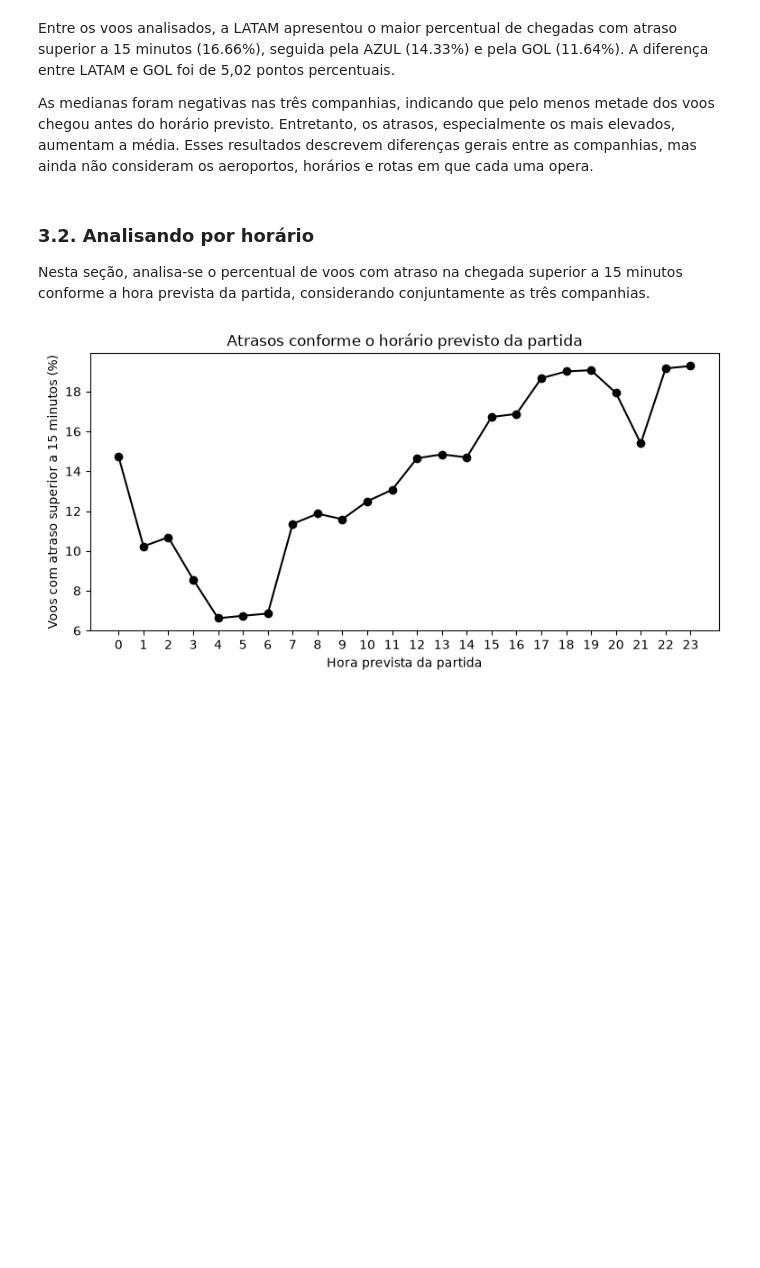
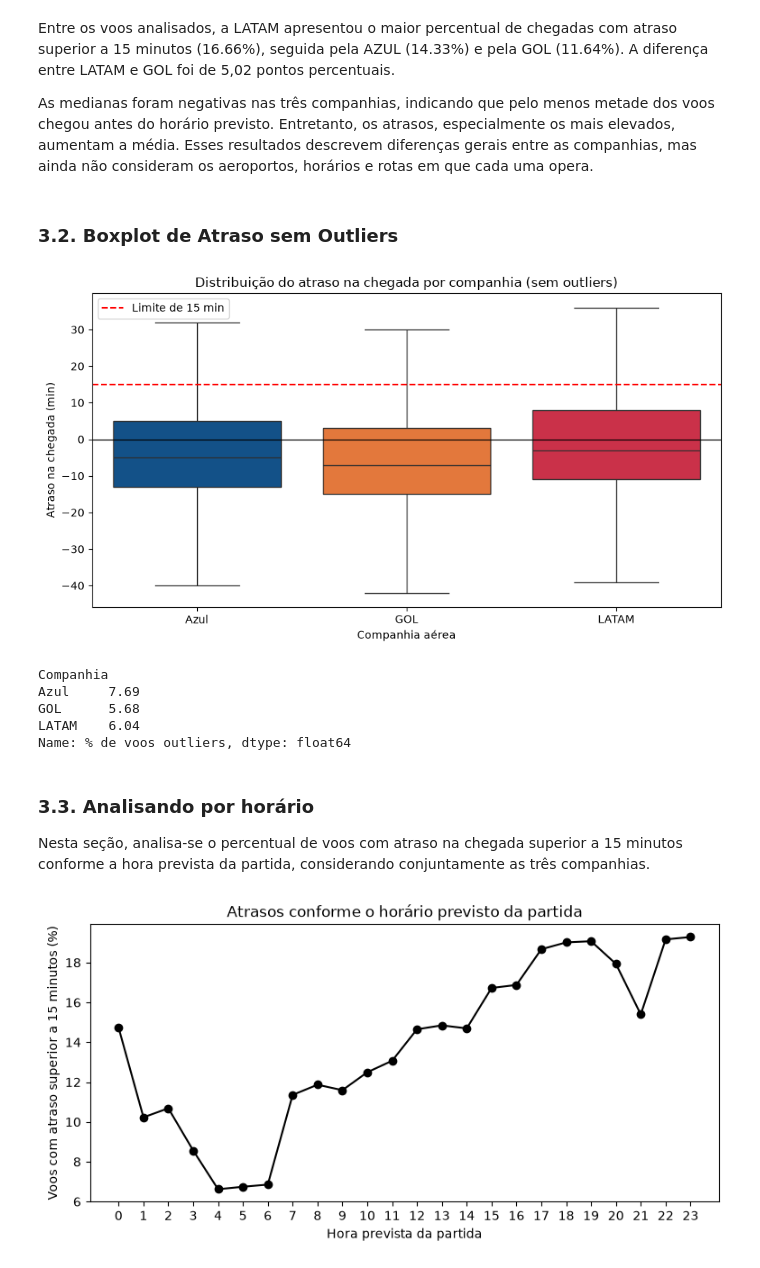
Before and after one commit to Matex0406/Projeto_2_CB, a Jupyter notebook: Projeto_2_CB.ipynb, the cells around one changed output. Drawn from its saved outputs; the diff is of its cells as text; code cells hidden in the pictures; blank space fills up the shorter version.

```diff
--- a/Projeto_2_CB.ipynb
+++ b/Projeto_2_CB.ipynb
@@ -287,8 +324,56 @@ plt.show()
 Entre os voos analisados, a LATAM apresentou o maior percentual de chegadas com atraso superior a 15 minutos (16.66%), seguida pela AZUL (14.33%) e pela GOL (11.64%). A diferença entre LATAM e GOL foi de 5,02 pontos percentuais.
 
 As medianas foram negativas nas três companhias, indicando que pelo menos metade dos voos chegou antes do horário previsto. Entretanto, os atrasos, especialmente os mais elevados, aumentam a média. Esses resultados descrevem diferenças gerais entre as companhias, mas ainda não consideram os aeroportos, horários e rotas em que cada uma opera.
+# %% [markdown]
+### 3.2. Boxplot de Atraso sem Outliers
+# %%
+nomes = {"AZU": "Azul", "GLO": "GOL", "TAM": "LATAM"}
+cores = {"Azul": "#00529B", "GOL": "#FF7020", "LATAM": "#E31837"}
+
+dados_box = df_atrasos.assign(
+    Companhia=df_atrasos["Sigla ICAO Empresa Aérea"].map(nomes)
+)
+
+fig, ax = plt.subplots(figsize=(9, 5))
+sns.boxplot(
+    data=dados_box,
+    x="Companhia",
+    y="atraso_chegada",
+    hue="Companhia",
+    palette=cores,
+    order=["Azul", "GOL", "LATAM"],
+    showfliers=False,
+    legend=False,
+    ax=ax,
+)
+ax.axhline(0, color="black", linewidth=1)
+ax.axhline(15, color="red", linestyle="--", label="Limite de 15 min")
+ax.set_xlabel("Companhia aérea")
+ax.set_ylabel("Atraso na chegada (min)")
+ax.set_title("Distribuição do atraso na chegada por companhia (sem outliers)")
+ax.legend()
+plt.tight_layout()
+plt.show()
+
+# quantos voos ficaram fora dos bigodes (critério de 1,5 × IQR)
+def fora_dos_bigodes(s):
+    q1, q3 = s.quantile([0.25, 0.75])
+    iqr = q3 - q1
+    return ((s < q1 - 1.5 * iqr) | (s > q3 + 1.5 * iqr)).mean() * 100
+
+(dados_box.groupby("Companhia")["atraso_chegada"]
+ .apply(fora_dos_bigodes)
+ .round(2)
+ .rename("% de voos outliers"))
+# %% [output]
+[figure, added]
+Companhia
+Azul     7.69
+GOL      5.68
+LATAM    6.04
+Name: % de voos outliers, dtype: float64
 # %% [markdown]
-### 3.2. Analisando por horário
+### 3.3. Analisando por horário
 Nesta seção, analisa-se o percentual de voos com atraso na chegada superior a 15 minutos conforme a hora prevista da partida, considerando conjuntamente as três companhias.
 # %%
 df_atrasos["hora_partida"] = df_atrasos["Partida Prevista"].dt.hour
```
Also changed, not shown: parts of 10 cells of this notebook.
